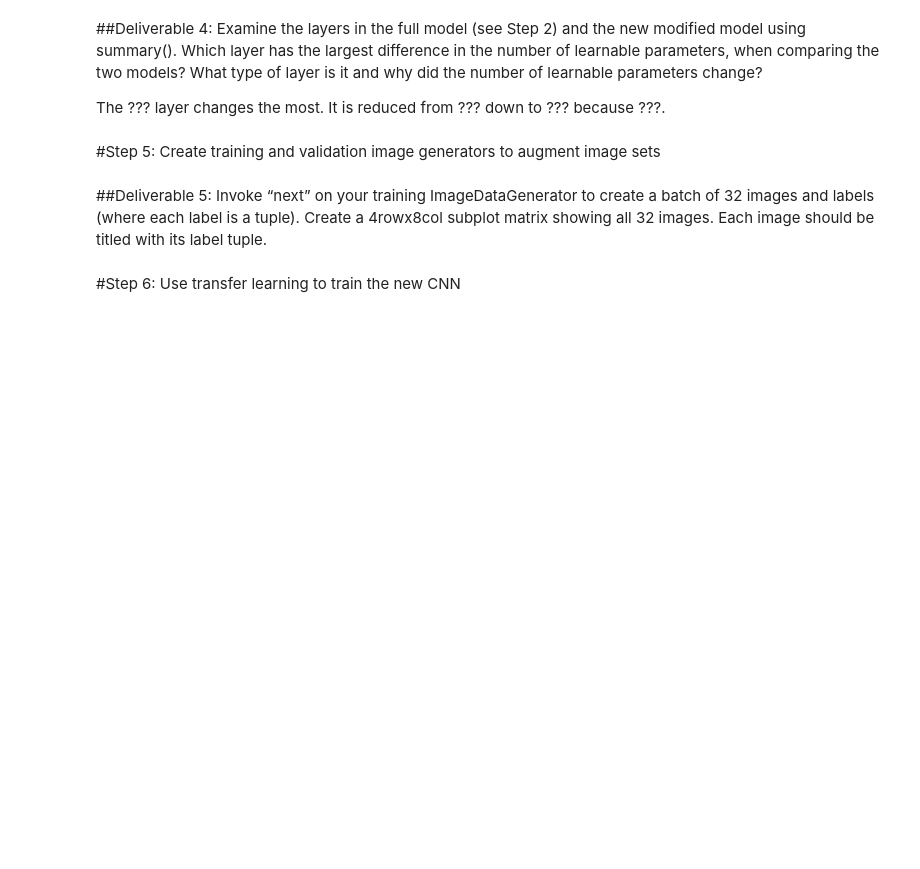
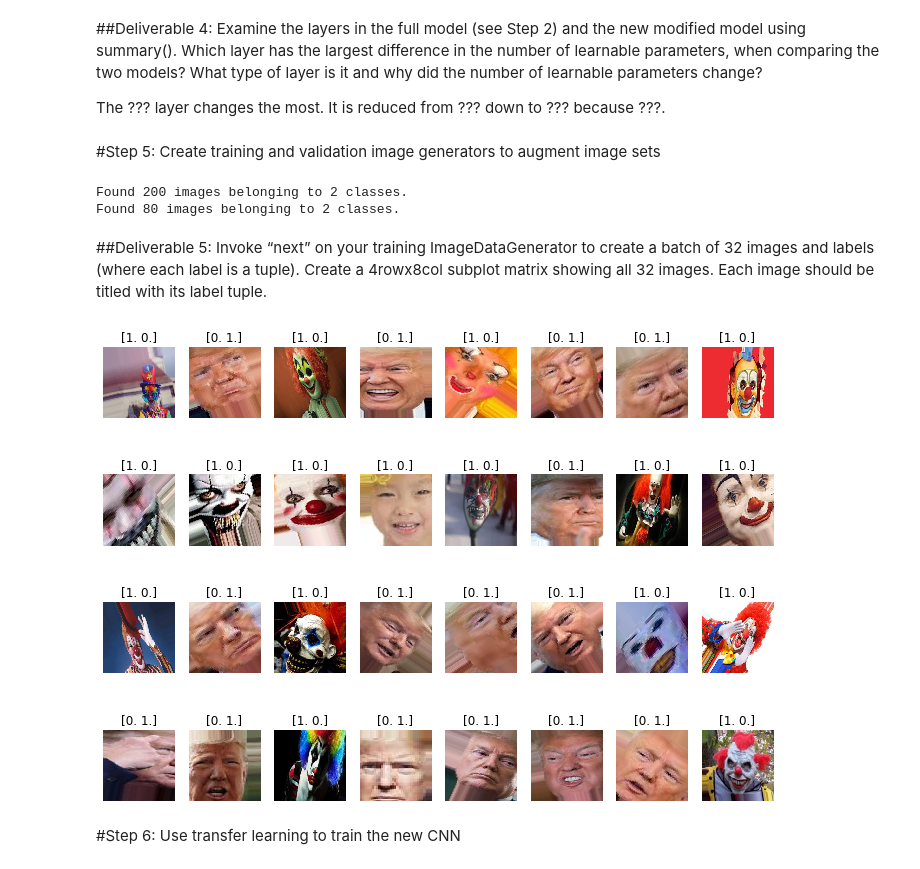
Before and after one commit to BrijPatel15/ML_Adventures, a Jupyter notebook: SYSC4906_Assig2_Template.ipynb, the cells around one changed output. Cells and saved outputs as stored; diff of their text form; code cells hidden in the pictures; blank space fills up the shorter version.

```diff
--- a/SYSC4906_Assig2_Template.ipynb
+++ b/SYSC4906_Assig2_Template.ipynb
@@ -209,15 +214,38 @@ BATCH_SIZE = 32
 
 # data prep
 train_datagen = ImageDataGenerator(
-...
+    preprocessing_function=preprocess_input,
+    rotation_range=40,
+    width_shift_range=0.2,
+    height_shift_range=0.2,
+    shear_range=0.2,
+    zoom_range=0.2,
+    horizontal_flip=True,
+    fill_mode='nearest')
 
 validation_datagen = ImageDataGenerator(
-...
+    preprocessing_function=preprocess_input,
+    rotation_range=40,
+    width_shift_range=0.2,
+    height_shift_range=0.2,
+    shear_range=0.2,
+    zoom_range=0.2,
+    horizontal_flip=True,
+    fill_mode='nearest')
 
 train_generator = train_datagen.flow_from_directory(
-...
+    '/content/train',
+    target_size=(HEIGHT, WIDTH),
+		batch_size=BATCH_SIZE,
+		class_mode='categorical')
 
 validation_generator = validation_datagen.flow_from_directory(
-...
+    '/content/test',
+    target_size=(HEIGHT, WIDTH),
+    batch_size=BATCH_SIZE,
+    class_mode='categorical')
+# %% [output]
+Found 200 images belonging to 2 classes.
+Found 80 images belonging to 2 classes.
 # %% [markdown]
 ##Deliverable 5: Invoke “next” on your training ImageDataGenerator  to create a batch of 32 images and labels (where each label is a tuple). Create a 4rowx8col subplot matrix showing all 32 images. Each image should be titled with its label tuple.
@@ -226,3 +252,13 @@ validation_generator = validation_datagen.flow_from_directory(
+# %%
+x_batch, y_batch = next(train_generator)
+plt.figure(figsize=(12, 9))
+for k, (img, lbl) in enumerate(zip(x_batch, y_batch)):
+    plt.subplot(4, 8, k+1)
+    plt.imshow((img + 1) / 2)
+    plt.title(lbl)
+    plt.axis('off')
+# %% [output]
+[figure, added]
 # %% [markdown]
 #Step 6: Use transfer learning to train the new CNN
 # %%
```
Also changed, not shown: parts of 9 cells of this notebook.
